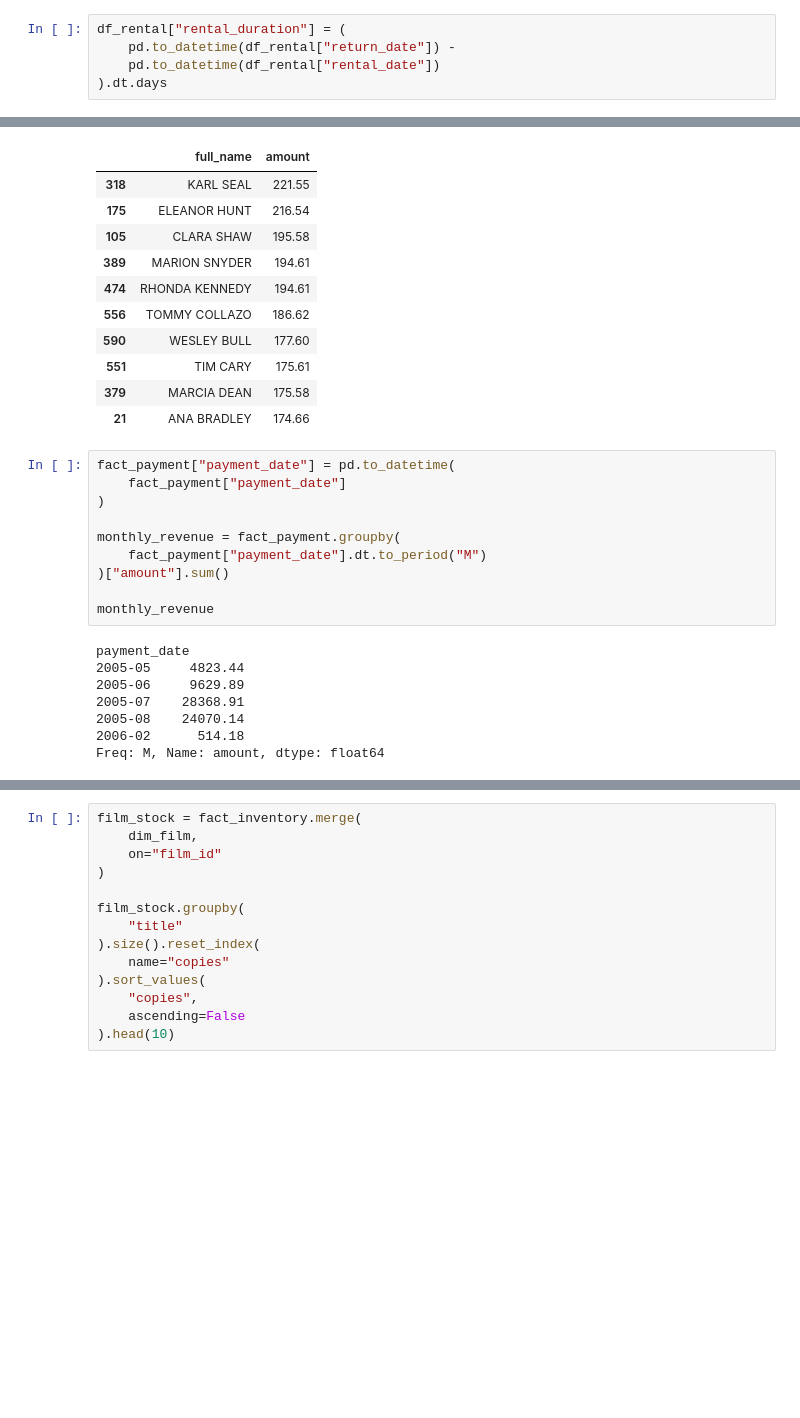
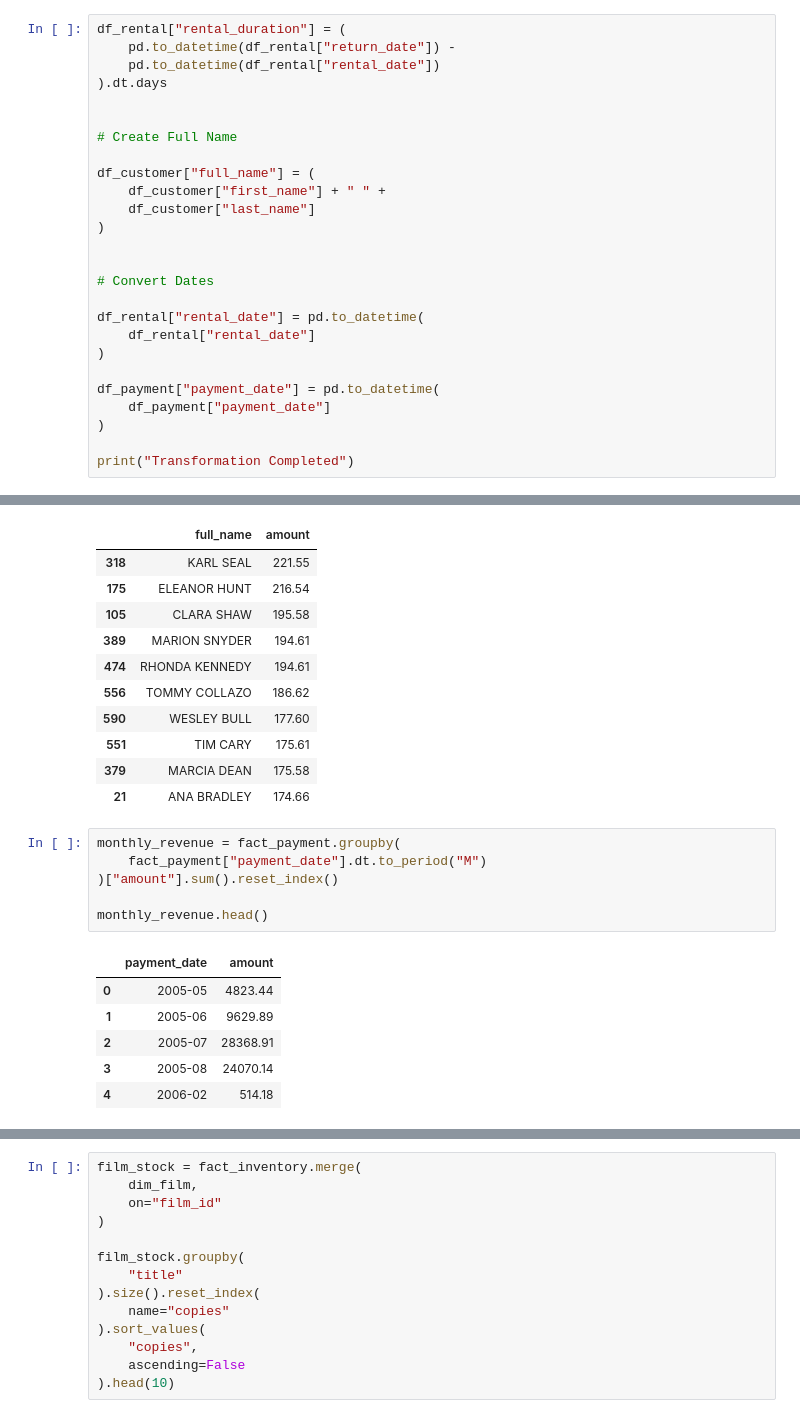
Before and after one commit to batoolhani234/data_base-2-_2026, a Jupyter notebook: db.code.ipynb, the cells around one changed output, grey strips where cells are left out. Drawn from its saved outputs; the diff is of its cells as text; blank space fills up the shorter version.

```diff
--- a/db.code.ipynb
+++ b/db.code.ipynb
@@ -28,3 +59,24 @@ df_rental["rental_duration"] = (
     pd.to_datetime(df_rental["return_date"]) -
     pd.to_datetime(df_rental["rental_date"])
 ).dt.days
+
+
+# Create Full Name
+
+df_customer["full_name"] = (
+    df_customer["first_name"] + " " +
+    df_customer["last_name"]
+)
+
+
+# Convert Dates
+
+df_rental["rental_date"] = pd.to_datetime(
+    df_rental["rental_date"]
+)
+
+df_payment["payment_date"] = pd.to_datetime(
+    df_payment["payment_date"]
+)
+
+print("Transformation Completed")
@@ -244,23 +377,18 @@ revenue_customers.sort_values(
 | 379 | MARCIA DEAN | 175.58 |
 | 21 | ANA BRADLEY | 174.66 |
 # %%
-fact_payment["payment_date"] = pd.to_datetime(
-    fact_payment["payment_date"]
-)
-
 monthly_revenue = fact_payment.groupby(
     fact_payment["payment_date"].dt.to_period("M")
-)["amount"].sum()
+)["amount"].sum().reset_index()
 
-monthly_revenue
+monthly_revenue.head()
 # %% [output]
-payment_date
-2005-05     4823.44
-2005-06     9629.89
-2005-07    28368.91
-2005-08    24070.14
-2006-02      514.18
-Freq: M, Name: amount, dtype: float64
+|  | payment_date | amount |
+| 0 | 2005-05 | 4823.44 |
+| 1 | 2005-06 | 9629.89 |
+| 2 | 2005-07 | 28368.91 |
+| 3 | 2005-08 | 24070.14 |
+| 4 | 2006-02 | 514.18 |
 # %%
 staff_performance = fact_payment.groupby(
     "staff_id"
```
Also changed, not shown: parts of 17 cells of this notebook.
